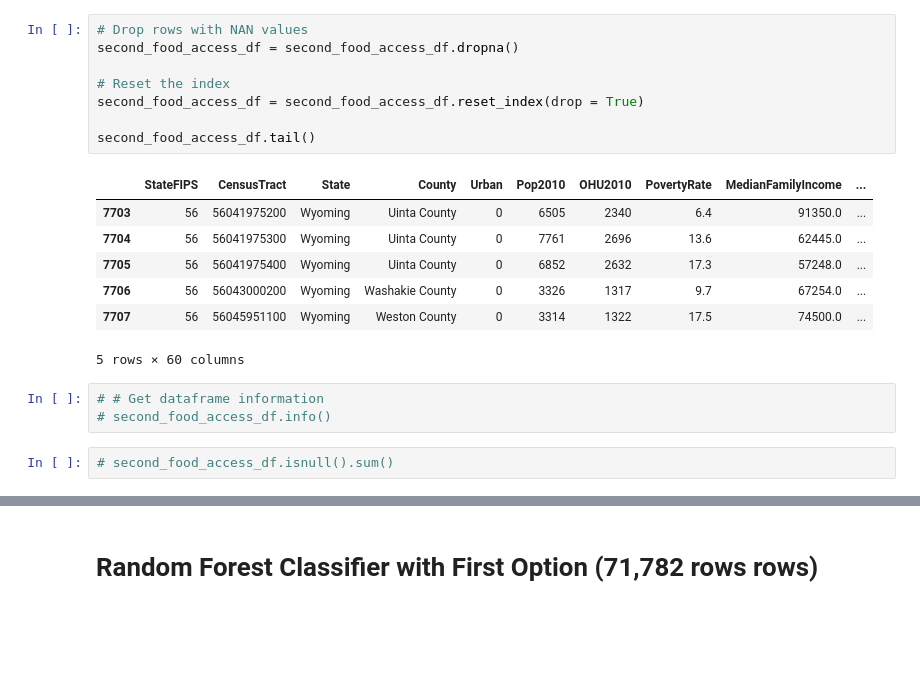
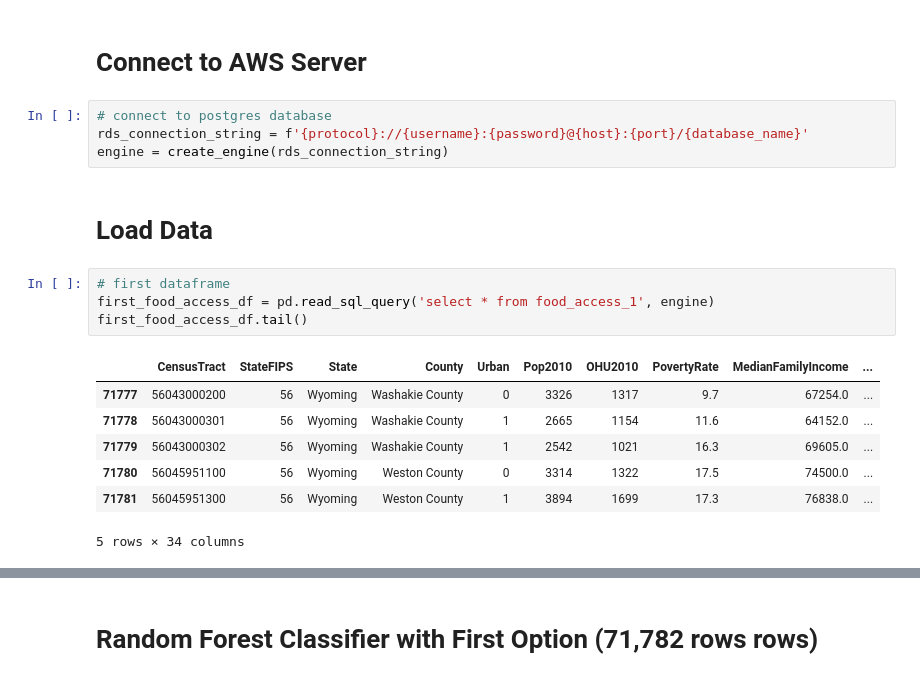
Before and after one commit to meeyoungPH/food-insecurity-machine-learning, a Jupyter notebook: static/data/food_access_multiple_df.ipynb, the cells around one changed output, grey strips where cells are left out. Cells and saved outputs as stored; diff of their text form; blank space fills up the shorter version.

Commit message:
updated data routing

```diff
--- a/static/data/food_access_multiple_df.ipynb
+++ b/static/data/food_access_multiple_df.ipynb
@@ -300,21 +20,20 @@ second_food_access_df.head()
-# %%
-# Drop rows with NAN values
-second_food_access_df = second_food_access_df.dropna()
-
-# Reset the index
-second_food_access_df = second_food_access_df.reset_index(drop = True)
-
-second_food_access_df.tail()
-# %% [output]
-|  | StateFIPS | CensusTract | State | County | Urban | Pop2010 | OHU2010 | PovertyRate | MedianFamilyIncome | ... |
-| 7703 | 56 | 56041975200 | Wyoming | Uinta County | 0 | 6505 | 2340 | 6.4 | 91350.0 | ... |
-| 7704 | 56 | 56041975300 | Wyoming | Uinta County | 0 | 7761 | 2696 | 13.6 | 62445.0 | ... |
-| 7705 | 56 | 56041975400 | Wyoming | Uinta County | 0 | 6852 | 2632 | 17.3 | 57248.0 | ... |
-| 7706 | 56 | 56043000200 | Wyoming | Washakie County | 0 | 3326 | 1317 | 9.7 | 67254.0 | ... |
-| 7707 | 56 | 56045951100 | Wyoming | Weston County | 0 | 3314 | 1322 | 17.5 | 74500.0 | ... |
-5 rows × 60 columns
+# %% [markdown]
+# Connect to AWS Server
 # %%
-# # Get dataframe information
-# second_food_access_df.info()
+# connect to postgres database
+rds_connection_string = f'{protocol}://{username}:{password}@{host}:{port}/{database_name}'
+engine = create_engine(rds_connection_string)
+# %% [markdown]
+# Load Data
 # %%
-# second_food_access_df.isnull().sum()
+# first dataframe
+first_food_access_df = pd.read_sql_query('select * from food_access_1', engine)
+first_food_access_df.tail()
+# %% [output]
+|  | CensusTract | StateFIPS | State | County | Urban | Pop2010 | OHU2010 | PovertyRate | MedianFamilyIncome | ... |
+| 71777 | 56043000200 | 56 | Wyoming | Washakie County | 0 | 3326 | 1317 | 9.7 | 67254.0 | ... |
+| 71778 | 56043000301 | 56 | Wyoming | Washakie County | 1 | 2665 | 1154 | 11.6 | 64152.0 | ... |
+| 71779 | 56043000302 | 56 | Wyoming | Washakie County | 1 | 2542 | 1021 | 16.3 | 69605.0 | ... |
+| 71780 | 56045951100 | 56 | Wyoming | Weston County | 0 | 3314 | 1322 | 17.5 | 74500.0 | ... |
+| 71781 | 56045951300 | 56 | Wyoming | Weston County | 1 | 3894 | 1699 | 17.3 | 76838.0 | ... |
+5 rows × 34 columns
```
Also changed, not shown: parts of 42 cells of this notebook.
